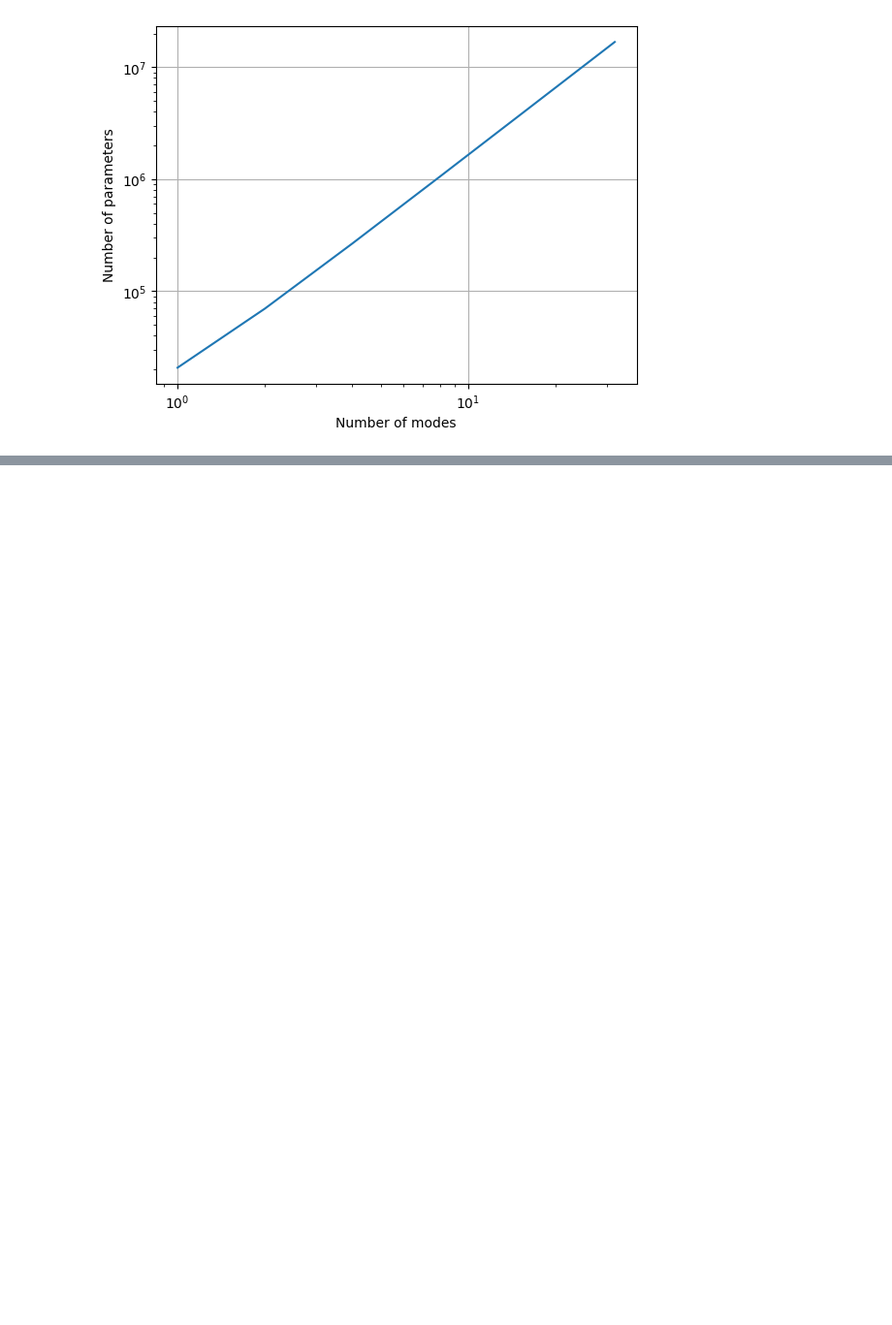
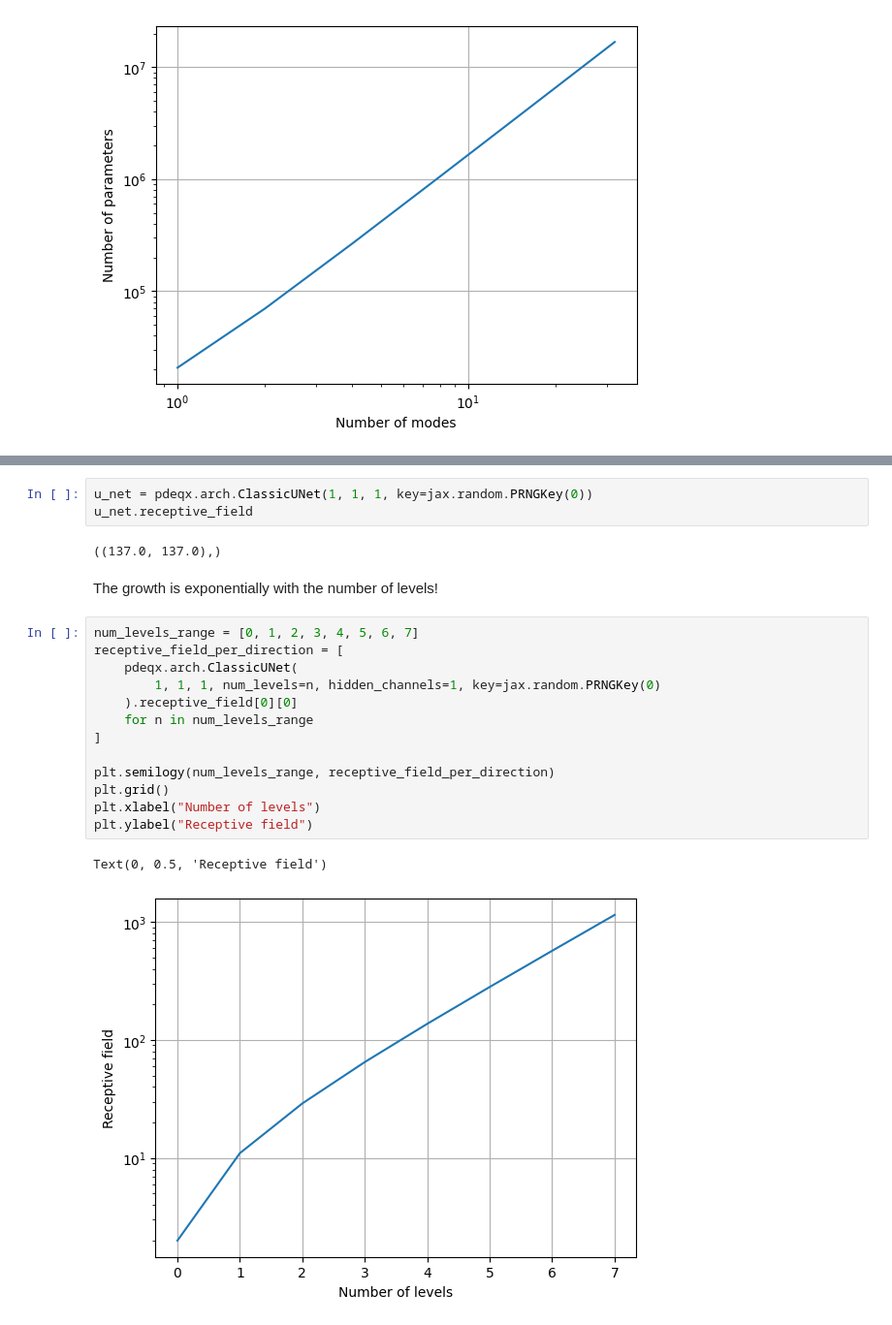
Before and after one commit to Ceyron/pdequinox, a Jupyter notebook: parameter_count_and_receptive_field.ipynb, the cells around one changed output, grey strips where cells are left out. Shown: that part at 97% size. Saved outputs shown, nothing was run; the diff lists cells and outputs as text; blank space fills up the shorter version.

```diff
--- a/parameter_count_and_receptive_field.ipynb
+++ b/parameter_count_and_receptive_field.ipynb
@@ -273,0 +409,23 @@ Text(0, 0.5, 'Number of parameters')
+# %%
+u_net = pdeqx.arch.ClassicUNet(1, 1, 1, key=jax.random.PRNGKey(0))
+u_net.receptive_field
+# %% [output]
+((137.0, 137.0),)
+# %% [markdown]
+The growth is exponentially with the number of levels!
+# %%
+num_levels_range = [0, 1, 2, 3, 4, 5, 6, 7]
+receptive_field_per_direction = [
+    pdeqx.arch.ClassicUNet(
+        1, 1, 1, num_levels=n, hidden_channels=1, key=jax.random.PRNGKey(0)
+    ).receptive_field[0][0]
+    for n in num_levels_range
+]
+
+plt.semilogy(num_levels_range, receptive_field_per_direction)
+plt.grid()
+plt.xlabel("Number of levels")
+plt.ylabel("Receptive field")
+# %% [output]
+Text(0, 0.5, 'Receptive field')
+[figure, added]
```
Also changed, not shown: parts of 32 cells of this notebook.
